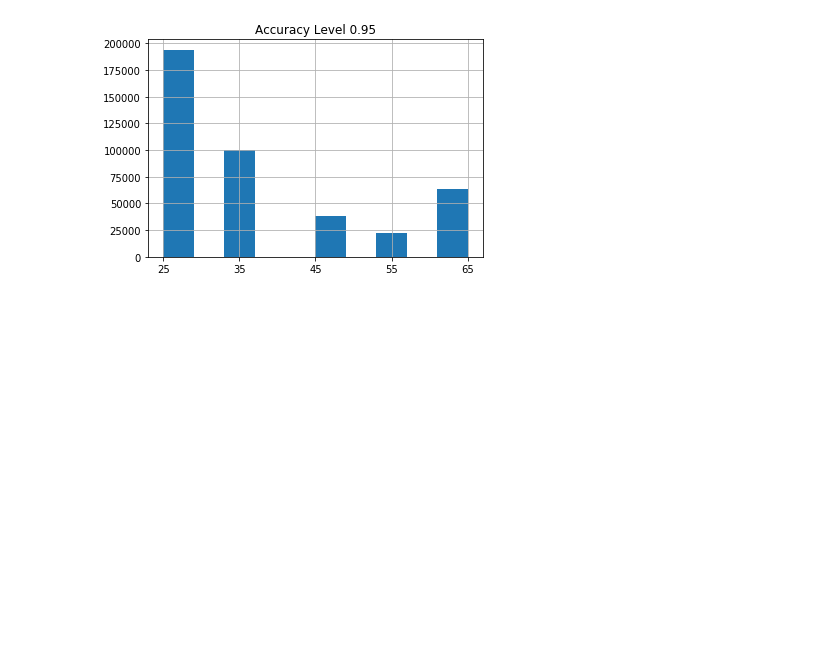
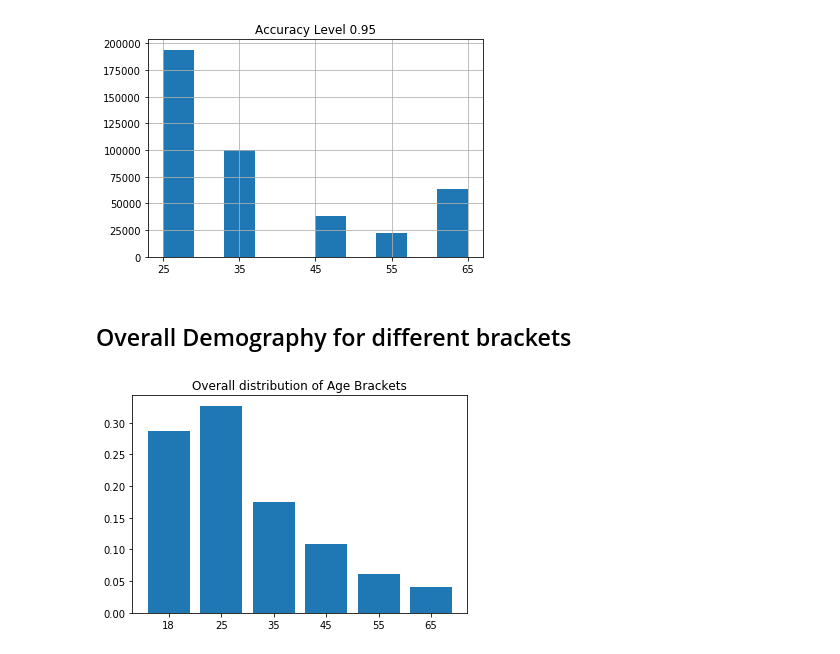
Before and after one commit to WeiqingYuGT/Reports, a Jupyter notebook: Good+Bundle+Bracket.ipynb, the cells around one changed output. Cells and saved outputs as stored; diff of their text form; code cells hidden in the pictures; blank space fills up the shorter version.

Commit message:
added general demography for age bracket

```diff
--- a/Good+Bundle+Bracket.ipynb
+++ b/Good+Bundle+Bracket.ipynb
@@ -88,3 +88,12 @@ for i in [x*1.0/100 for x in range(70,100,5)]:
 [figure]
 [figure]
 [figure]
+# %% [markdown]
+## Overall Demography for different brackets
+# %%
+overall = [0.28712, 0.326785, 0.174475, 0.10839499999999999, 0.06184, 0.04088]
+plt.bar(['18','25','35','45','55','65'],overall)
+plt.title('Overall distribution of Age Brackets')
+plt.show()
+# %% [output]
+[figure, added]
```
